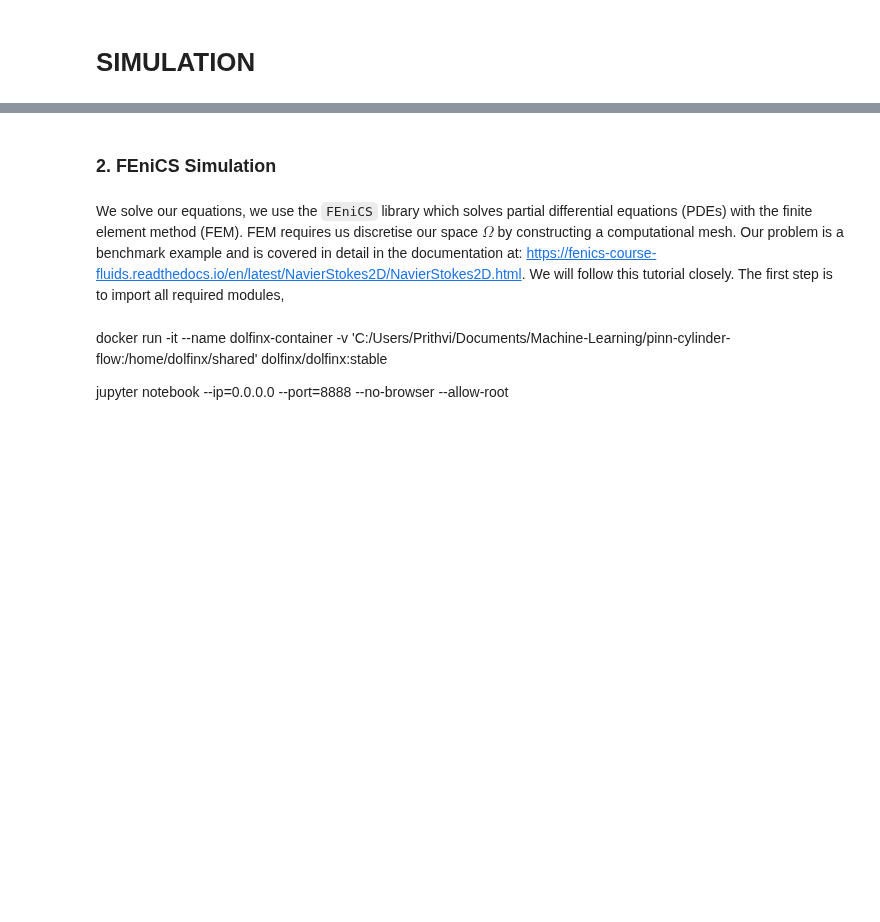
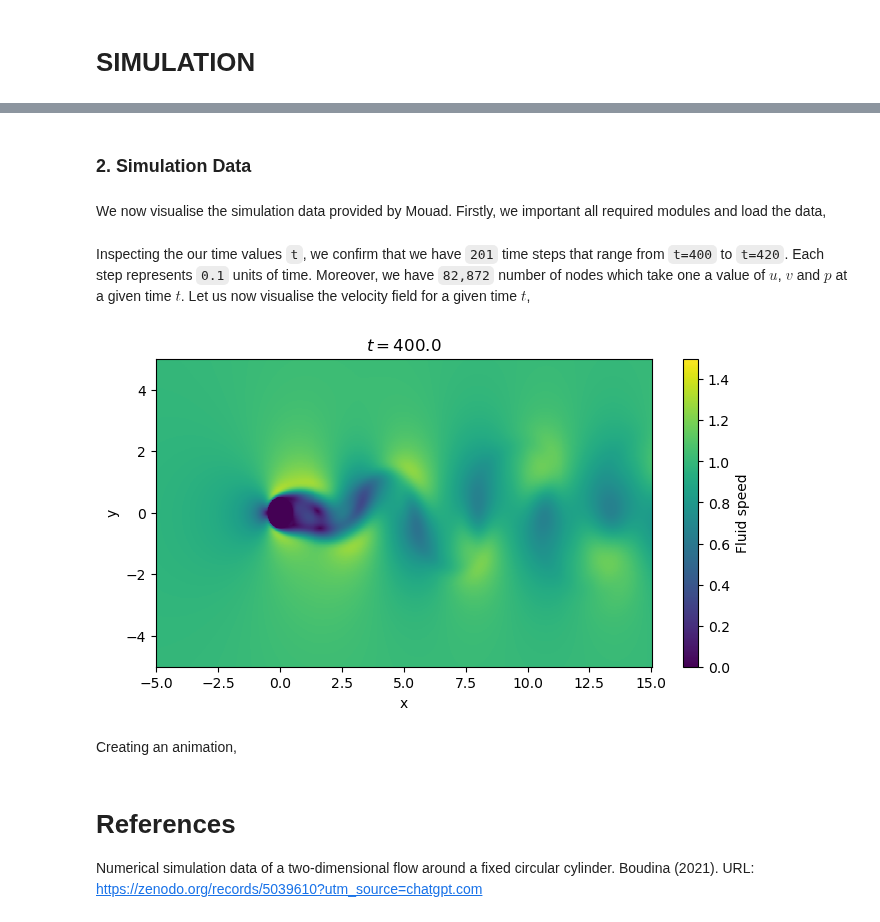
Before and after one commit to prithvi-ramrucha/pinn-cylinder-flow, a Jupyter notebook: simulation.ipynb, the cells around one changed output, grey strips where cells are left out. Cells and saved outputs as stored; diff of their text form; code cells hidden in the pictures; blank space fills up the shorter version.

Commit message:
working on visualising simulation data.

```diff
--- a/simulation.ipynb
+++ b/simulation.ipynb
@@ -9,4 +7,4 @@ In this notebook, we will discuss the mathematical setup of the problem in a fai
 # %% [markdown]
-### 2. FEniCS Simulation
+### 2. Simulation Data
 # %% [markdown]
-We solve our equations, we use the `FEniCS` library which solves partial differential equations (PDEs) with the finite element method (FEM). FEM requires us discretise our space $\Omega$ by constructing a computational mesh. Our problem is a benchmark example and is covered in detail in the documentation at: https://fenics-course-fluids.readthedocs.io/en/latest/NavierStokes2D/NavierStokes2D.html. We will follow this tutorial closely. The first step is to import all required modules,
+We now visualise the simulation data provided by Mouad. Firstly, we important all required modules and load the data,
@@ -17,4 +11,73 @@ from time import time
+# %%
+# Dependencies,
+import h5py
+import numpy as np
+import matplotlib.pyplot as plt
+from scipy.interpolate import griddata
+from matplotlib.animation import FuncAnimation
+
+# Loading the simulation data,
+with h5py.File("cylinder_Re100.h5", "r") as file:
+    t = file["t"][:]
+    u = file["u"][:]
+    v = file["v"][:]
+    p = file["p"][:]
+    x = file["x"][:]
+    y = file["y"][:]
+# %% [markdown]
+Inspecting the our time values `t`, we confirm that we have `201` time steps that range from `t=400` to `t=420`. Each step represents `0.1` units of time. Moreover, we have `82,872` number of nodes which take one a value of $u$, $v$ and $p$ at a given time $t$. Let us now visualise the velocity field for a given time $t$,
+# %%
+# Specifying time step,
+time_idx = 0
+u_snap, v_snap, p_snap, x_snap, y_snap, t_snap = u[time_idx], v[time_idx], p[time_idx], x[time_idx], y[time_idx], t[time_idx]
+
+# Selecting region of interest,
+padding = 0.25
+x_min, x_max = -5, 15
+y_min, y_max = -5, 5
+
+# Applying boolean mask,
+bool_mask = (x_snap >= x_min-padding) & (x_snap <= x_max+padding) & (y_snap >= y_min-padding) & (y_snap <= y_max+padding)
+u_snap, v_snap, p_snap, x_snap, y_snap = u_snap[bool_mask], v_snap[bool_mask], p_snap[bool_mask], x_snap[bool_mask], y_snap[bool_mask]
+
+# Computing the speed (scalar field),
+speed = np.sqrt(u_snap**2 + v_snap**2)
+
+# Creating mesh grid,
+nx, ny = 500, 500 # <-- grid resolution.
+xi = np.linspace(start=x_min, stop=x_max, num=nx)
+yi = np.linspace(start=y_min, stop=y_max, num=ny)
+X_grid, Y_grid = np.meshgrid(xi, yi)
+
+# Interpolation (creating speed and pressure grids),
+speed_grid = griddata(
+    points=np.column_stack([x_snap, y_snap]),
+    values=speed,
+    xi=(X_grid, Y_grid),
+    method='cubic'
+)
+
+pressure_grid = griddata(
+    points=np.column_stack([x_snap, y_snap]),
+    values=p_snap,
+    xi=(X_grid, Y_grid),
+    method="cubic"
+)
+
+# Plotting,
+plt.figure(figsize=(8, 4))
+plt.pcolormesh(X_grid, Y_grid, speed_grid, shading='auto', cmap='viridis', vmin=0, vmax=1.5)
+plt.colorbar(label='Fluid speed')
+plt.xlabel('x')
+plt.ylabel('y')
+plt.title(f"$t={t_snap}$")
+plt.show()
+# %% [output]
+[figure, added]
+# %% [markdown]
+Creating an animation,
 # %% [markdown]
-docker run -it --name dolfinx-container -v 'C:/Users/Prithvi/Documents/Machine-Learning/pinn-cylinder-flow:/home/dolfinx/shared' dolfinx/dolfinx:stable
+# References
 
-jupyter notebook --ip=0.0.0.0 --port=8888 --no-browser --allow-root
+
+Numerical simulation data of a two-dimensional flow around a fixed circular cylinder. Boudina (2021). URL: https://zenodo.org/records/5039610?utm_source=chatgpt.com
```
Also changed, not shown: parts of 2 cells of this notebook, 3 other files.
